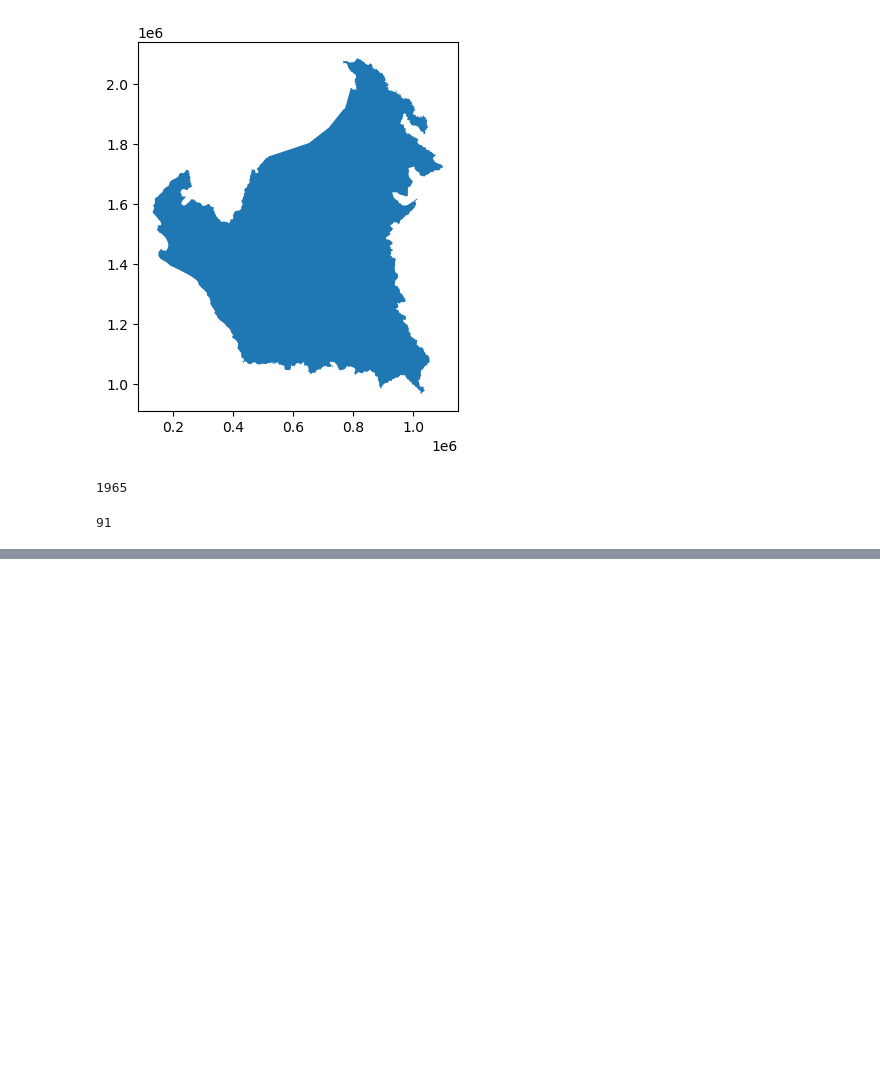
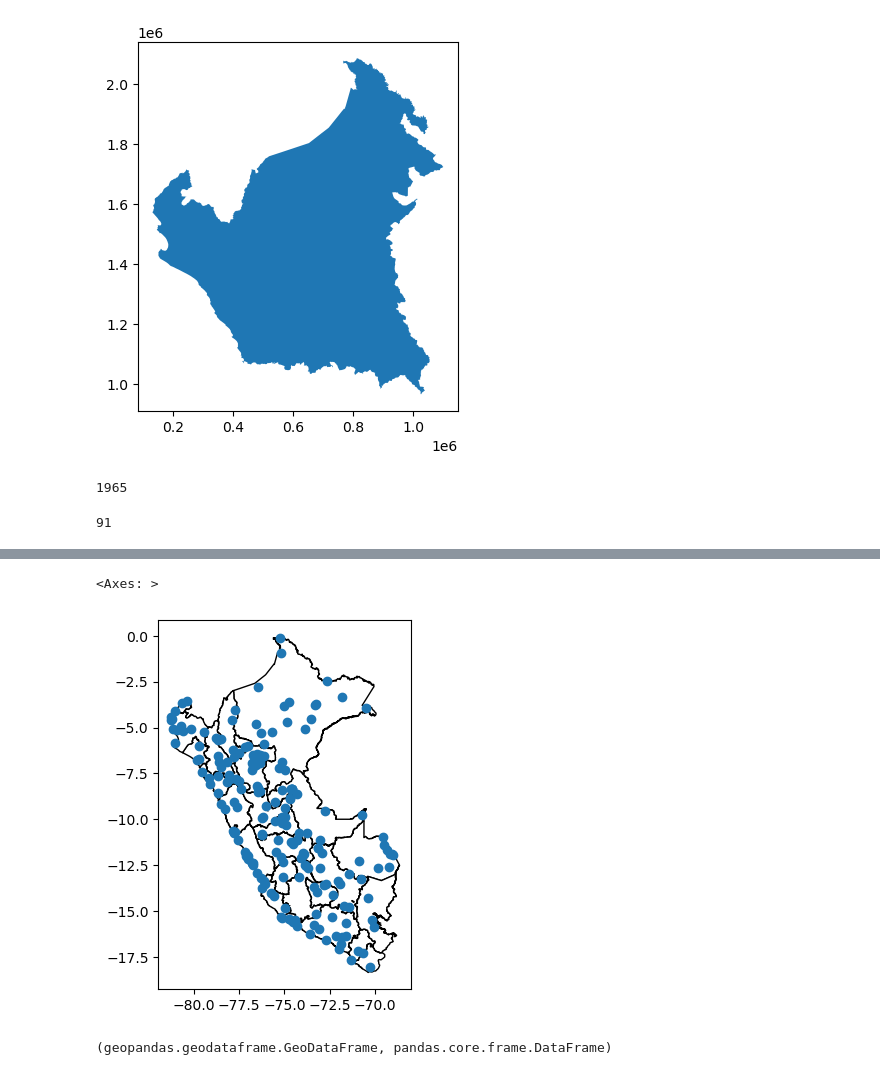
Before and after one commit to thiagoDali/preprocesamientoPeru, a Jupyter notebook: codigo_preprocesamiento.ipynb, the cells around one changed output, grey strips where cells are left out. Cells and saved outputs as stored; diff of their text form; code cells hidden in the pictures; blank space fills up the shorter version.

```diff
--- a/codigo_preprocesamiento.ipynb
+++ b/codigo_preprocesamiento.ipynb
@@ -455,0 +555,15 @@ sum(rowsCX)-limitesDistritales_24891.shape[0]
+# %%
+#convertimos esas coordenadas en serie de puntos
+aeropuertosPeru = gpd.GeoDataFrame(data=informacionAeropuertos.copy(),
+                                   geometry=gpd.points_from_xy(informacionAeropuertos.longitude_deg,
+                                   informacionAeropuertos.latitude_deg), crs=peru.crs.to_epsg())
+# %%
+base = peru.plot(color='white', edgecolor='black')
+aeropuertosPeru.plot(ax=base)
+# %% [output]
+<Axes: >
+[figure, added]
+# %%
+type(aeropuertosPeru), type(informacionAeropuertos)
+# %% [output]
+(geopandas.geodataframe.GeoDataFrame, pandas.core.frame.DataFrame)
```
Also changed, not shown: parts of 38 cells of this notebook, 2 other files.
